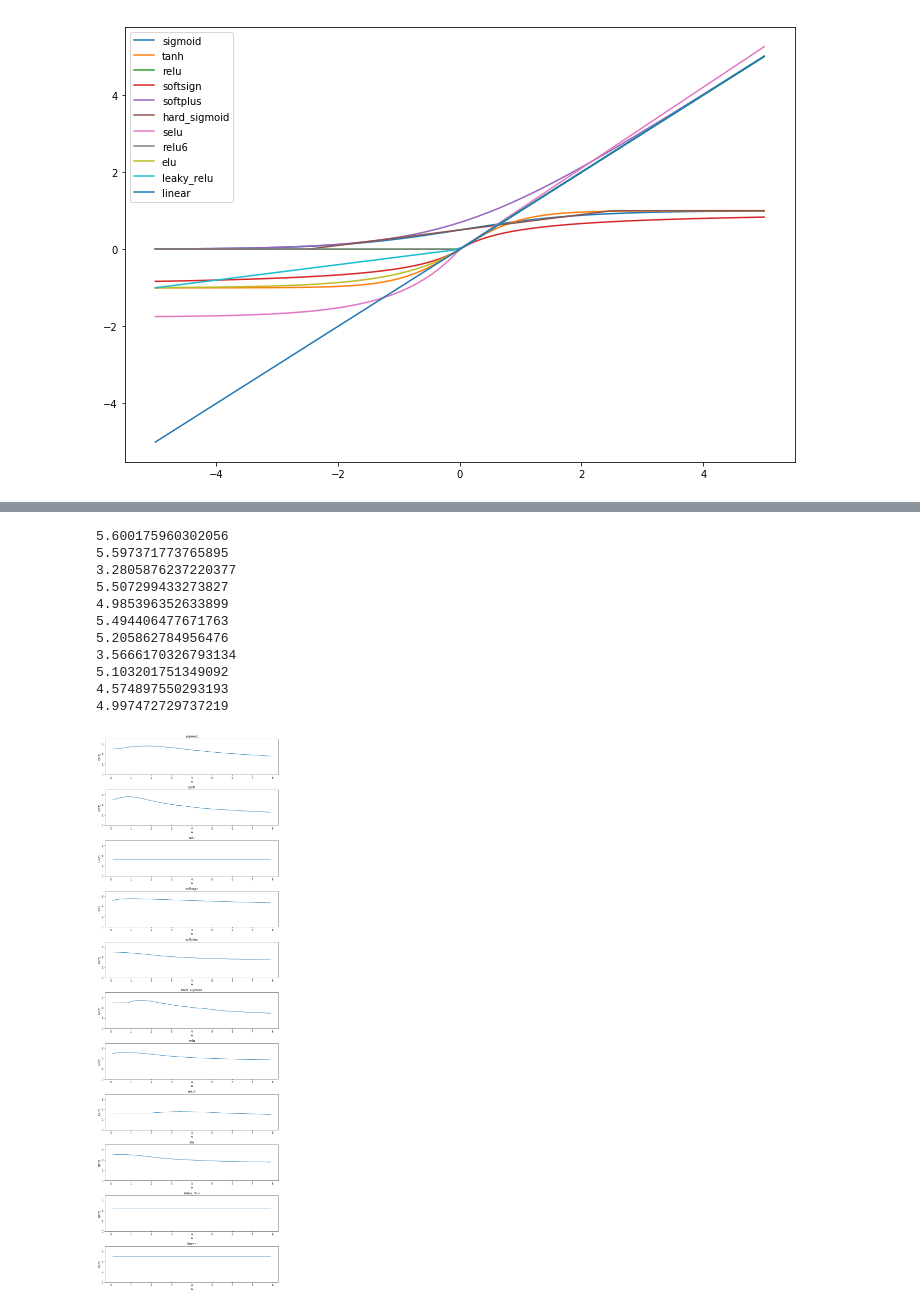
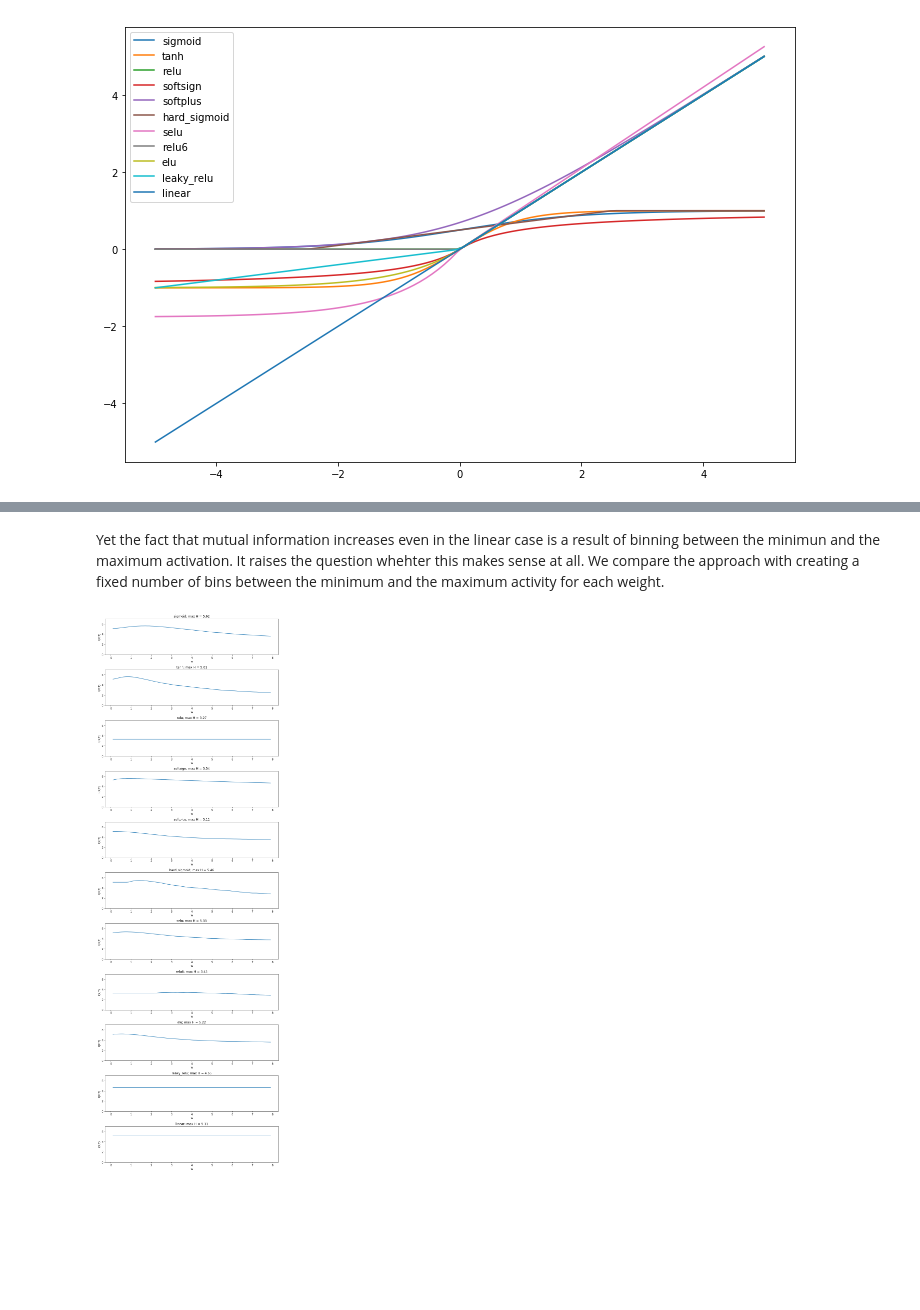
Before and after one commit to neuroinfo-os/deep-bottleneck, a Jupyter notebook: iclr_wrap_up/minimal_model.ipynb, the cells around one changed output, grey strips where cells are left out. Cells and saved outputs as stored; diff of their text form; code cells hidden in the pictures; blank space fills up the shorter version.

```diff
--- a/iclr_wrap_up/minimal_model.ipynb
+++ b/iclr_wrap_up/minimal_model.ipynb
@@ -83,12 +62,19 @@ plt.legend()
 <matplotlib.legend.Legend at 0x...>
 [figure]
 # %%
-fig, ax = plt.subplots(nrows=int(len(activation_functions)/3)+1, ncols=3, figsize=(10, 10))
-ax = ax.flat
+fig, axes = plt.subplots(nrows=int(len(activation_functions)/3)+1, ncols=3, figsize=(10, 10))
+axes = axes.flat
 
 for i, actvation_function in enumerate(activation_functions):
     x = np.linspace(-10,10,100)
-    ax[i].plot(x, actvation_function(x))
-    ax[i].set(title=actvation_function.__name__)
+    axes[i].plot(x, actvation_function(x))
+    axes[i].set(title=actvation_function.__name__)
+
+# Remove unused plots.
+for ax in axes:
+    if not ax.lines:
+        ax.axis('off')
+
+
 plt.tight_layout()
 # %% [output]
@@ -109,14 +113,12 @@ for ax_idx, (activation_function, Y) in enumerate(outputs.items()):
 
     mi = np.zeros(len(weights))
     for i in range(len(weights)):
-        binsize = 0.07
         bins = np.linspace(min_acitivity, max_acitivity, 50)
         digitized, _ = np.histogram(Y[i], bins=bins)
 
         mi[i] = stats.entropy(digitized, base=2)
-    print(mi.max())
 
     ax[ax_idx].plot(weights,  mi)
-    ax[ax_idx].set(title=activation_function, xlabel='w', ylabel='I(X;T)')
+    ax[ax_idx].set(title=f'{activation_function}; max H = {mi.max():.2f}', xlabel='w', ylabel='I(X;T)')
 plt.tight_layout()
 # %% [output]
@@ -135,30 +126,18 @@ plt.tight_layout()
+# %% [markdown]
+Yet the fact that mutual information increases even in the linear case is a result of binning between the minimun and the maximum activation. It raises the question whehter this makes sense at all. We compare the approach with creating a fixed number of bins between the minimum and the maximum activity for each weight.
 # %%
 fig, ax = plt.subplots(nrows=len(outputs), figsize=(10, 30), sharey=True)
 ax = ax.flat
 for ax_idx, (activation_function, Y) in enumerate(outputs.items()):
-    min_acitivity = Y.min()
-    max_acitivity = Y.max()
 
     mi = np.zeros(len(weights))
     for i in range(len(weights)):
         digitized, _ = np.histogram(Y[i], bins=50)
+        mi[i] = stats.entropy(digitized, base=2)
 
-        mi[i] = stats.entropy(digitized, base=2)
-    print(mi.max())
     ax[ax_idx].plot(weights,  mi)
-    ax[ax_idx].set(title=activation_function, xlabel='w', ylabel='I(X;T)', ylim=[0,7])
+    ax[ax_idx].set(title=f'{activation_function}; max H = {mi.max():.2f}', xlabel='w', ylabel='I(X;T)', ylim=[0,7])
 
 plt.tight_layout()
 # %% [output]
-5.600175960302056
-5.597371773765895
-3.2805876237220377
-5.507299433273827
-4.985396352633899
-5.494406477671763
-5.205862784956476
-3.5666170326793134
-5.103201751349092
-4.574897550293193
-4.997472729737219
-[figure, old version]
+[figure, new version]
```
Also changed, not shown: parts of 15 cells of this notebook.
